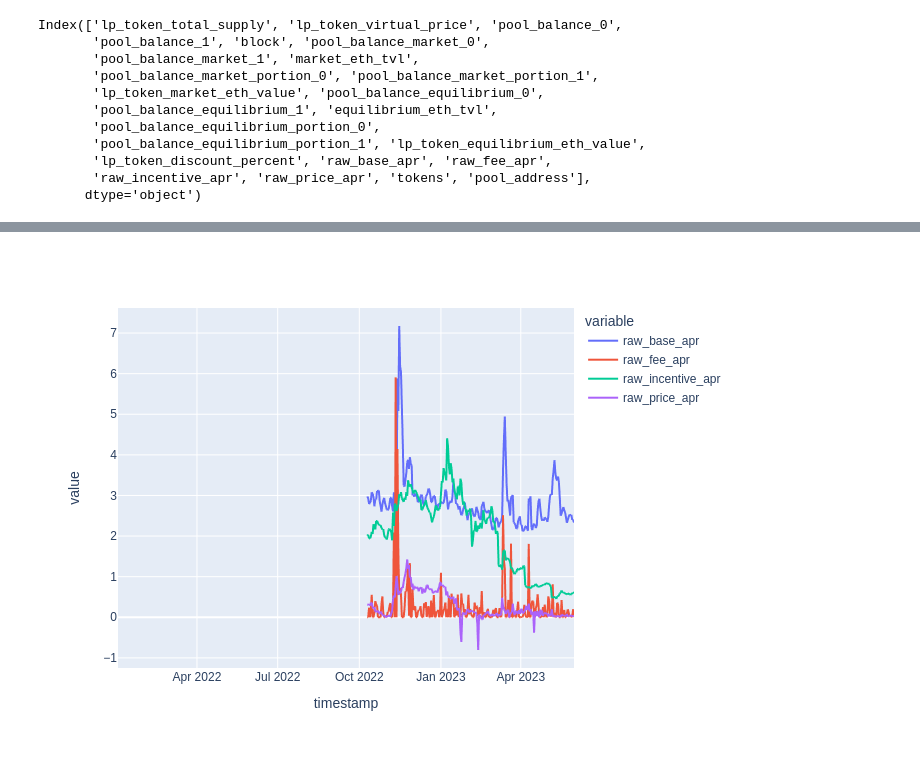
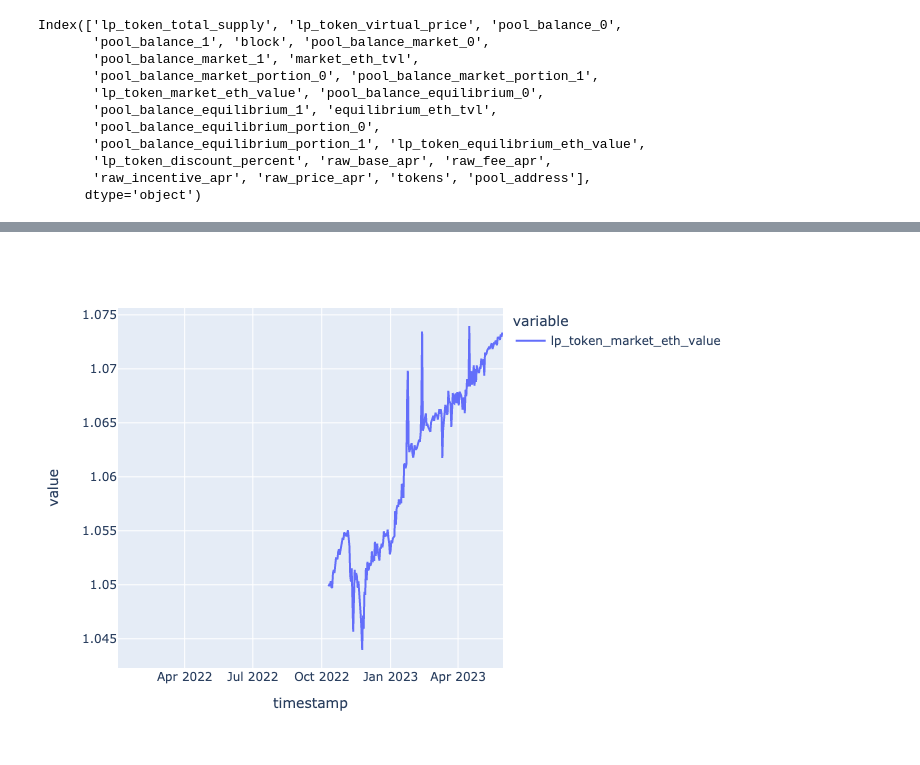
Before and after one commit to Tokemak/InternProject, a Jupyter notebook: internproject/demo.ipynb, the cells around one changed output, grey strips where cells are left out. Cells and saved outputs as stored; diff of their text form; code cells hidden in the pictures.

```diff
--- a/internproject/demo.ipynb
+++ b/internproject/demo.ipynb
@@ -51,4 +99,4 @@ Index(['lp_token_total_supply', 'lp_token_virtual_price', 'pool_balance_0',
 # %%
-px.line(stETH_eth_apr_df[['raw_base_apr', 'raw_fee_apr', 'raw_incentive_apr', 'raw_price_apr']])
+px.line(stETH_eth_apr_df['lp_token_market_eth_value'])
 # %% [output]
-[figure, old version]
+[figure, new version]
```
Also changed, not shown: parts of 7 cells of this notebook, 9 other files.
